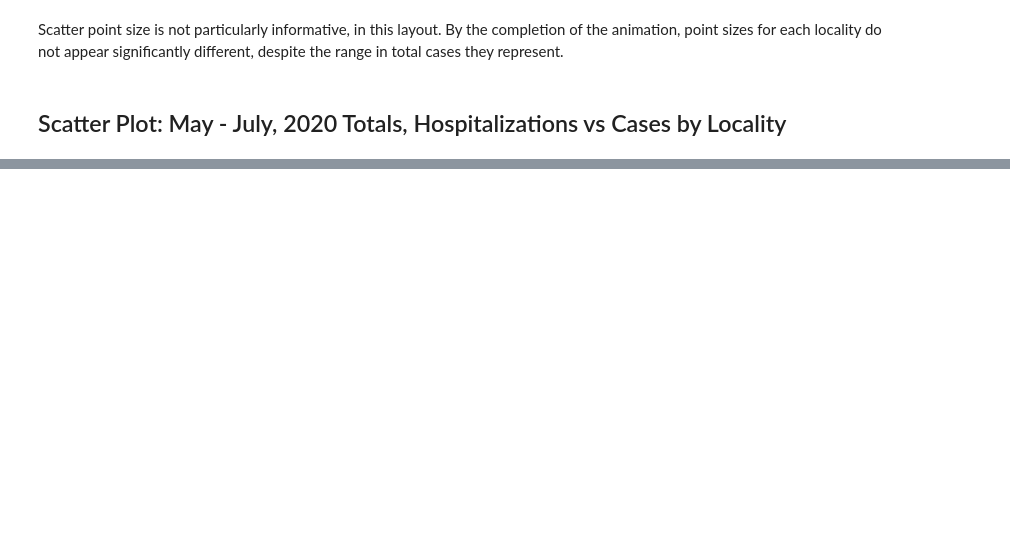
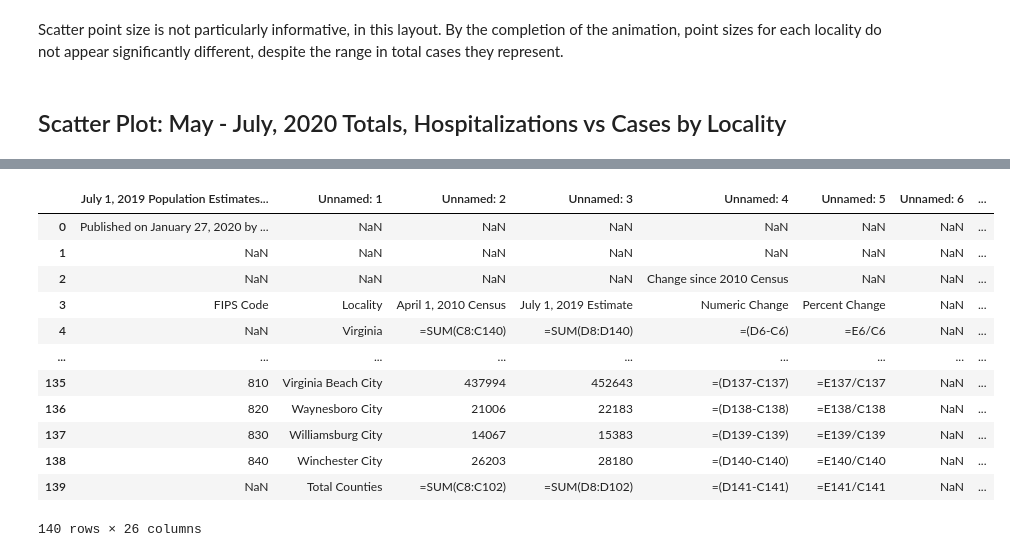
Before and after one commit to jammy-bot/va-covid-eda, a Jupyter notebook: va_covid_plots.ipynb, the cells around one changed output, grey strips where cells are left out. Cells and saved outputs as stored; diff of their text form; code cells hidden in the pictures; blank space fills up the shorter version.

Commit message:
add and prepare estimated population data

```diff
--- a/va_covid_plots.ipynb
+++ b/va_covid_plots.ipynb
@@ -407,0 +425,30 @@ fig.show()
+# %%
+from google.colab import auth
+auth.authenticate_user()
+from oauth2client.client import GoogleCredentials
+gc = gspread.authorize(GoogleCredentials.get_application_default())
+# %%
+sheet_1 = gc.open_by_url('#######################')
+
+# pd.read_csv('/content/drive/My Drive/Colab Notebooks/VAPopulationEstimates_2019-07_UVACooperCenter.gsheet',
+#                             usecols=['FIPS Code', 'Locality', 'April 1', '2010 Census',	'July 1, 2019 Estimate'],
+#                             nrows=140)
+ws = sheet_1.worksheet('2019 Table')
+# %%
+population_df = get_as_dataframe(ws, nrows=140)
+# %%
+population_df
+# %% [output]
+|  | July 1, 2019 Population Estimates... | Unnamed: 1 | Unnamed: 2 | Unnamed: 3 | Unnamed: 4 | Unnamed: 5 | Unnamed: 6 | ... |
+| 0 | Published on January 27, 2020 by ... | NaN | NaN | NaN | NaN | NaN | NaN | ... |
+| 1 | NaN | NaN | NaN | NaN | NaN | NaN | NaN | ... |
+| 2 | NaN | NaN | NaN | NaN | Change since 2010 Census | NaN | NaN | ... |
+| 3 | FIPS Code | Locality | April 1, 2010 Census | July 1, 2019 Estimate | Numeric Change | Percent Change | NaN | ... |
+| 4 | NaN | Virginia | =SUM(C8:C140) | =SUM(D8:D140) | =(D6-C6) | =E6/C6 | NaN | ... |
+| ... | ... | ... | ... | ... | ... | ... | ... | ... |
+| 135 | 810 | Virginia Beach City | 437994 | 452643 | =(D137-C137) | =E137/C137 | NaN | ... |
+| 136 | 820 | Waynesboro City | 21006 | 22183 | =(D138-C138) | =E138/C138 | NaN | ... |
+| 137 | 830 | Williamsburg City | 14067 | 15383 | =(D139-C139) | =E139/C139 | NaN | ... |
+| 138 | 840 | Winchester City | 26203 | 28180 | =(D140-C140) | =E140/C140 | NaN | ... |
+| 139 | NaN | Total Counties | =SUM(C8:C102) | =SUM(D8:D102) | =(D141-C141) | =E141/C141 | NaN | ... |
+140 rows × 26 columns
```
Also changed, not shown: parts of 16 cells of this notebook.
